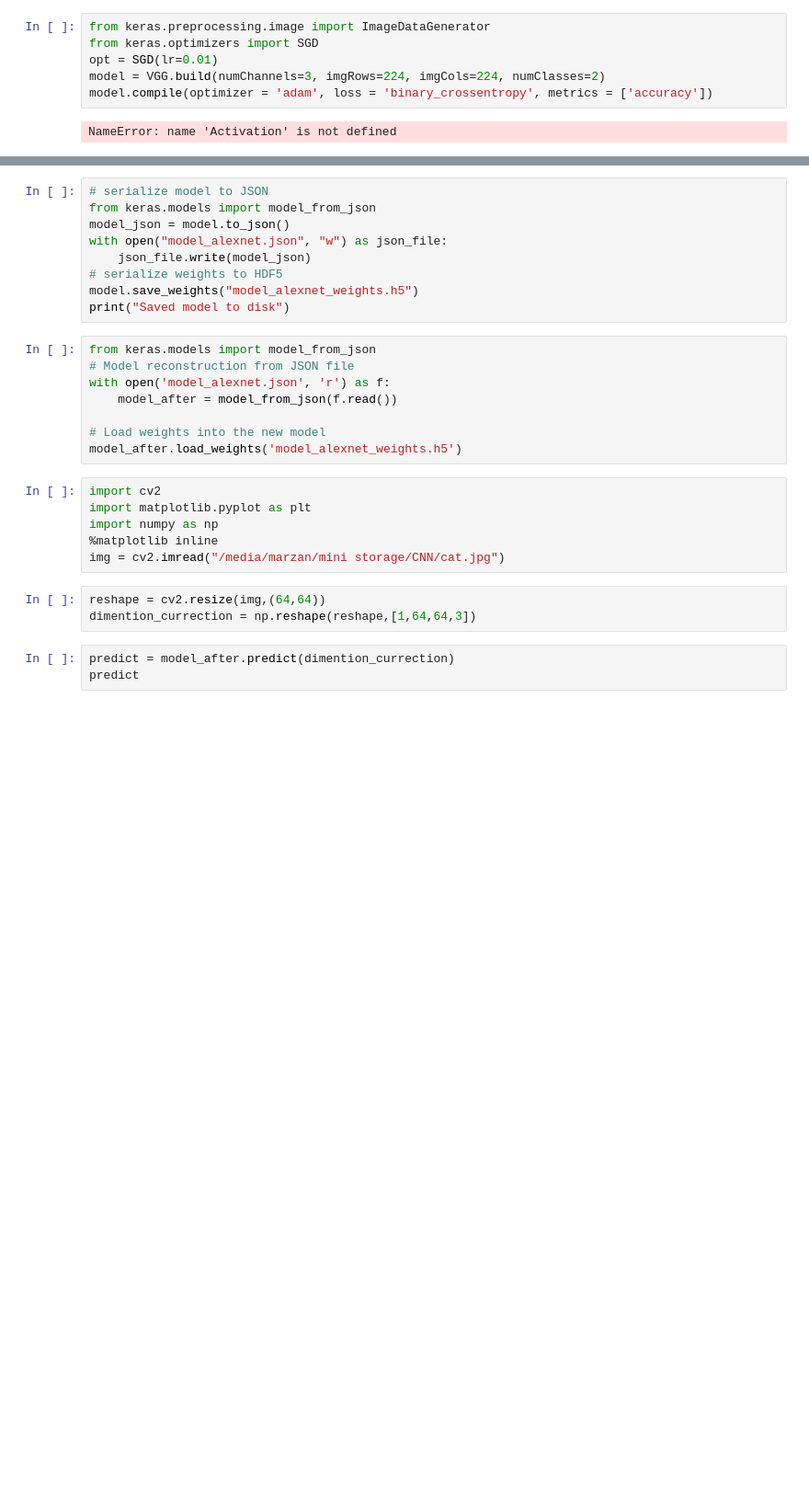
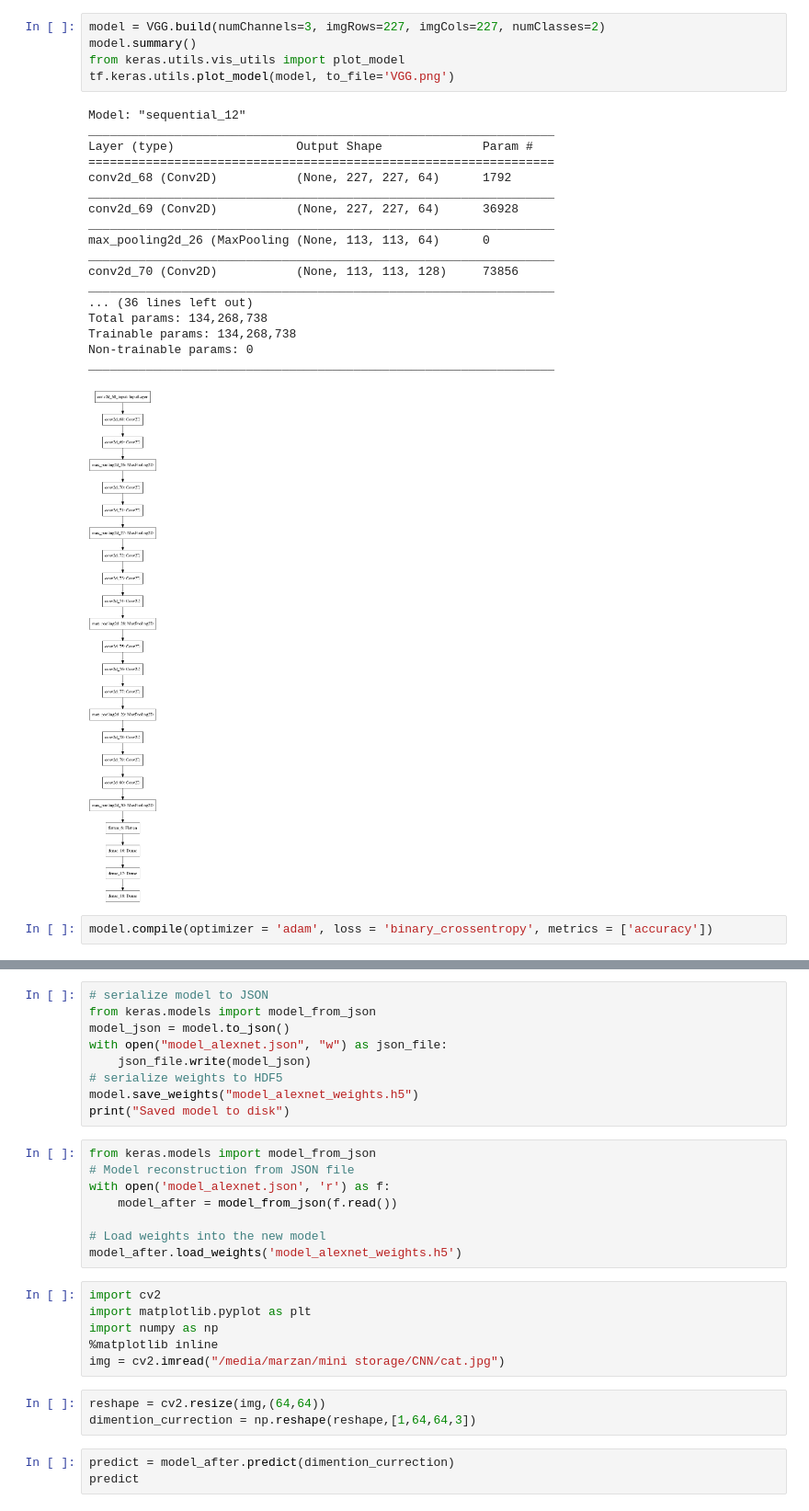
Before and after one commit to MarzanShuvo/CNN_Architecture, a Jupyter notebook: VGG16.ipynb, the cells around one changed output, grey strips where cells are left out. Shown at 92% size. Drawn from its saved outputs; the diff is of its cells as text; blank space fills up the shorter version.

```diff
--- a/VGG16.ipynb
+++ b/VGG16.ipynb
@@ -101,12 +51,30 @@ class VGG:
         return model
-# %%
-from keras.preprocessing.image import ImageDataGenerator
-from keras.optimizers import SGD
-opt = SGD(lr=0.01)
-model = VGG.build(numChannels=3, imgRows=224, imgCols=224, numClasses=2)
-model.compile(optimizer = 'adam', loss = 'binary_crossentropy', metrics = ['accuracy'])
-# %% [output]
-NameError: name 'Activation' is not defined
+# %%
+model = VGG.build(numChannels=3, imgRows=227, imgCols=227, numClasses=2)
+model.summary()
+from keras.utils.vis_utils import plot_model
+tf.keras.utils.plot_model(model, to_file='VGG.png')
+# %% [output]
+Model: "sequential_12"
+_________________________________________________________________
+Layer (type)                 Output Shape              Param #
+=================================================================
+conv2d_68 (Conv2D)           (None, 227, 227, 64)      1792
+_________________________________________________________________
+conv2d_69 (Conv2D)           (None, 227, 227, 64)      36928
+_________________________________________________________________
+max_pooling2d_26 (MaxPooling (None, 113, 113, 64)      0
+_________________________________________________________________
+conv2d_70 (Conv2D)           (None, 113, 113, 128)     73856
+_________________________________________________________________
+... (36 lines left out)
+Total params: 134,268,738
+Trainable params: 134,268,738
+Non-trainable params: 0
+_________________________________________________________________
+[figure, added]
+# %%
+model.compile(optimizer = 'adam', loss = 'binary_crossentropy', metrics = ['accuracy'])
 # %%
 # import the necessary packages
 from keras.preprocessing.image import ImageDataGenerator
```
Also changed, not shown: parts of 3 cells of this notebook.
